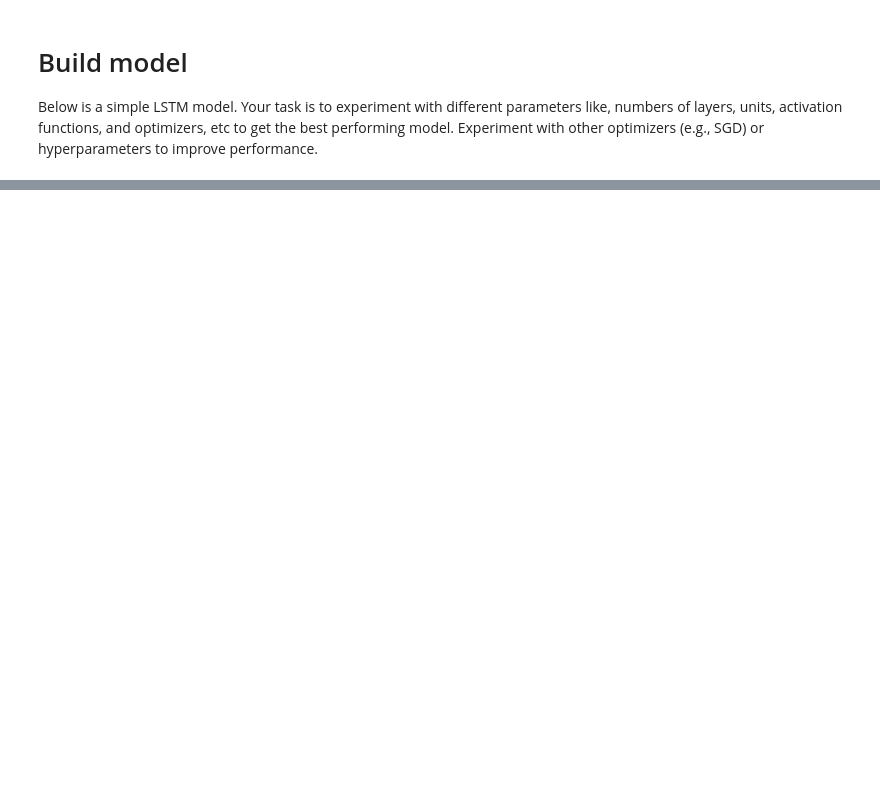
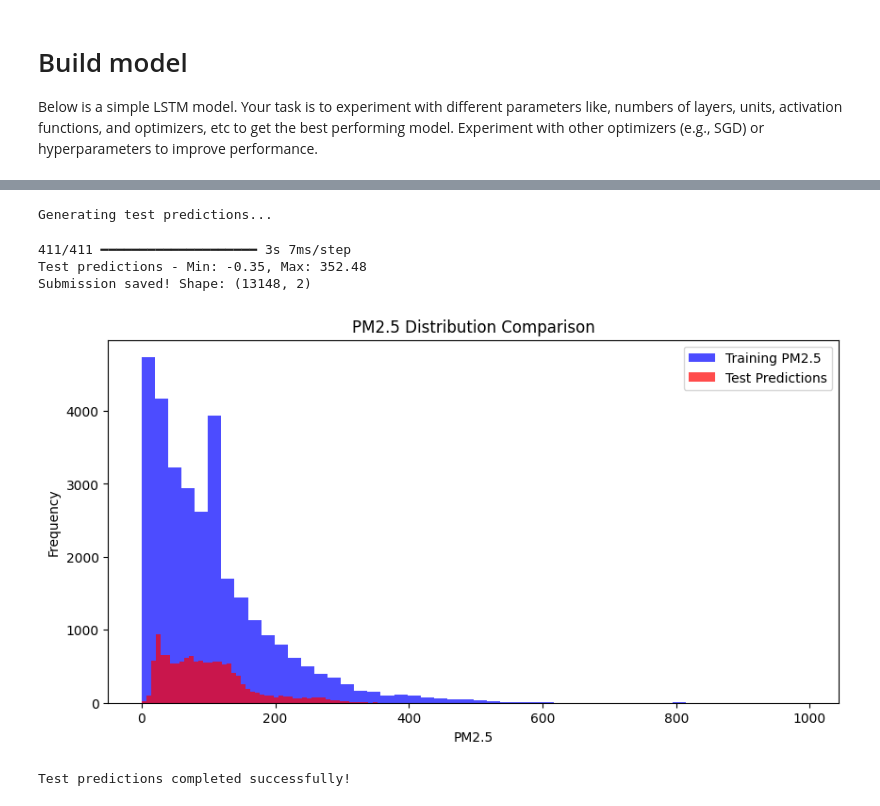
Before and after one commit to dean-daryl/lstm-time-series-forecasting, a Jupyter notebook: Air Quality Forecasting Starter Code.ipynb, the cells around one changed output, grey strips where cells are left out. Saved outputs shown, nothing was run; the diff lists cells and outputs as text; code cells hidden in the pictures; blank space fills up the shorter version.

```diff
--- a/Air Quality Forecasting Starter Code.ipynb
+++ b/Air Quality Forecasting Starter Code.ipynb
@@ -188,0 +86,12 @@ Test data shape: (13148, 28)
+# %%
+train['datetime'] = pd.to_datetime(train['datetime'])
+test['datetime'] = pd.to_datetime(test['datetime'])
+train.set_index('datetime', inplace=True)
+test.set_index('datetime', inplace=True)
+
+train.fillna(train.mean(), inplace=True)
+test.fillna(test.mean(), inplace=True)
+
+# Store original data for later use
+X_original = train.drop(['pm2.5', 'No'], axis=1)
+y_original = train['pm2.5'].values
@@ -999,0 +346,60 @@ Submission shape: (13148, 2)
+# %%
+print("Generating test predictions...")
+
+# Prepare test data (use Step 5 scalers and model)
+test_features = test.drop(['No'], axis=1, errors='ignore')
+
+# Handle missing columns
+missing_cols = []
+for col in X_original.columns:
+    if col not in test_features.columns:
+        test_features[col] = 0
+        missing_cols.append(col)
+
+if missing_cols:
+    print(f"Added missing columns: {missing_cols}")
+
+# Ensure same column order
+test_features = test_features[X_original.columns]
+test_scaled = scaler_X.transform(test_features)
+
+# Combine training tail + test for sequences
+train_tail = X_scaled[-seq_length:]
+combined = np.vstack([train_tail, test_scaled])
+
+# Create test generator
+test_gen = TimeseriesGenerator(combined, np.zeros(len(combined)), length=seq_length, batch_size=32)
+
+# Predict
+test_preds_scaled = model_step5.predict(test_gen, verbose=1)
+test_preds = scaler_y.inverse_transform(test_preds_scaled)
+
+print(f"Test predictions - Min: {test_preds.min():.2f}, Max: {test_preds.max():.2f}")
+
+# Create submission
+submission = pd.DataFrame({
+    'row ID': test.index.strftime('%Y-%m-%d %-H:%M:%S'),
+    'pm2.5': test_preds.flatten()
+})
+
+submission.to_csv('data/final_submission.csv', index=False)
+print(f"Submission saved! Shape: {submission.shape}")
+
+# Plot distributions
+plt.figure(figsize=(10, 5))
+plt.hist(y_original, bins=50, alpha=0.7, label='Training PM2.5', color='blue')
+plt.hist(test_preds.flatten(), bins=50, alpha=0.7, label='Test Predictions', color='red')
+plt.xlabel('PM2.5')
+plt.ylabel('Frequency')
+plt.title('PM2.5 Distribution Comparison')
+plt.legend()
+plt.show()
+
+print("Test predictions completed successfully!")
+# %% [output]
+Generating test predictions...
+411/411 ━━━━━━━━━━━━━━━━━━━━ 3s 7ms/step
+Test predictions - Min: -0.35, Max: 352.48
+Submission saved! Shape: (13148, 2)
+[figure, added]
+Test predictions completed successfully!
```
Also changed, not shown: parts of 29 cells of this notebook, 3 other files.
